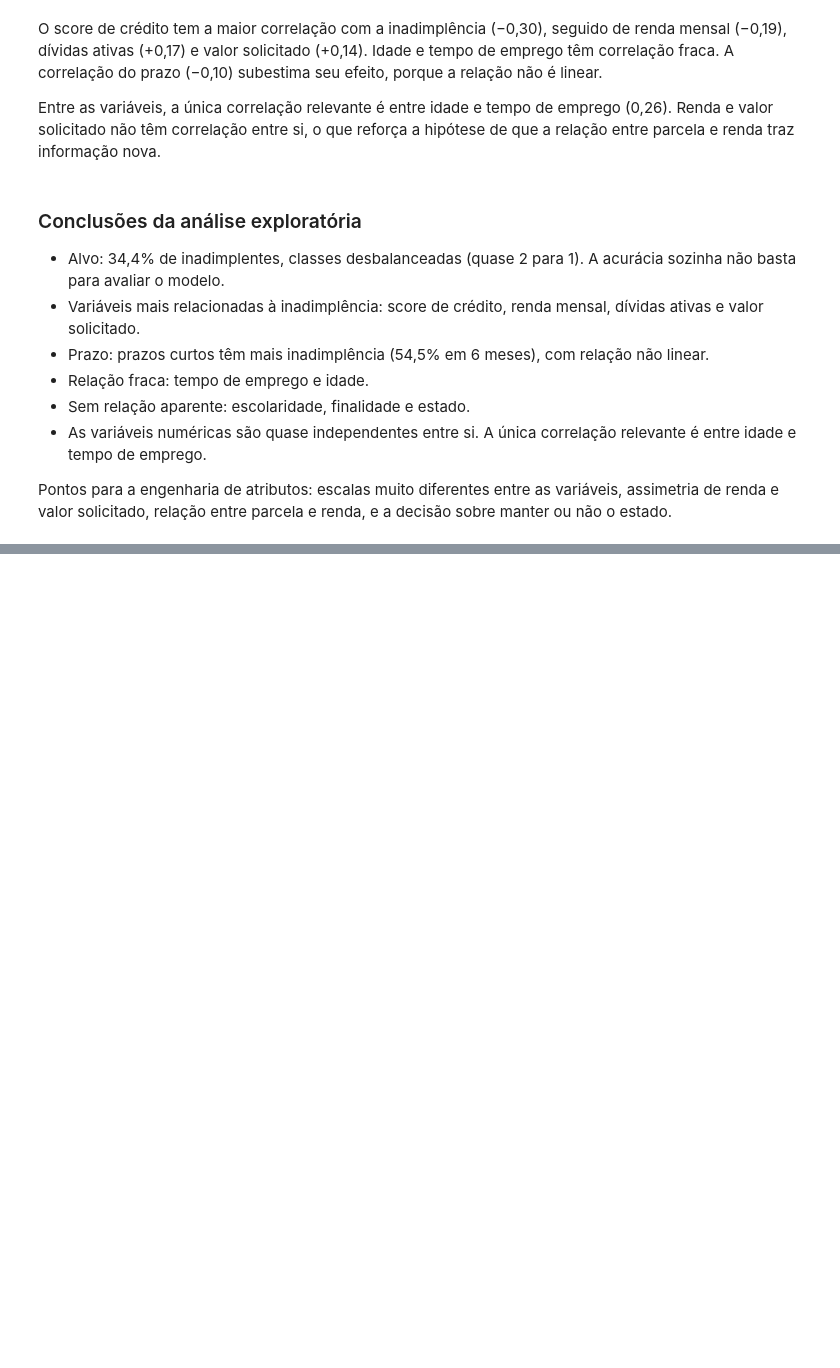
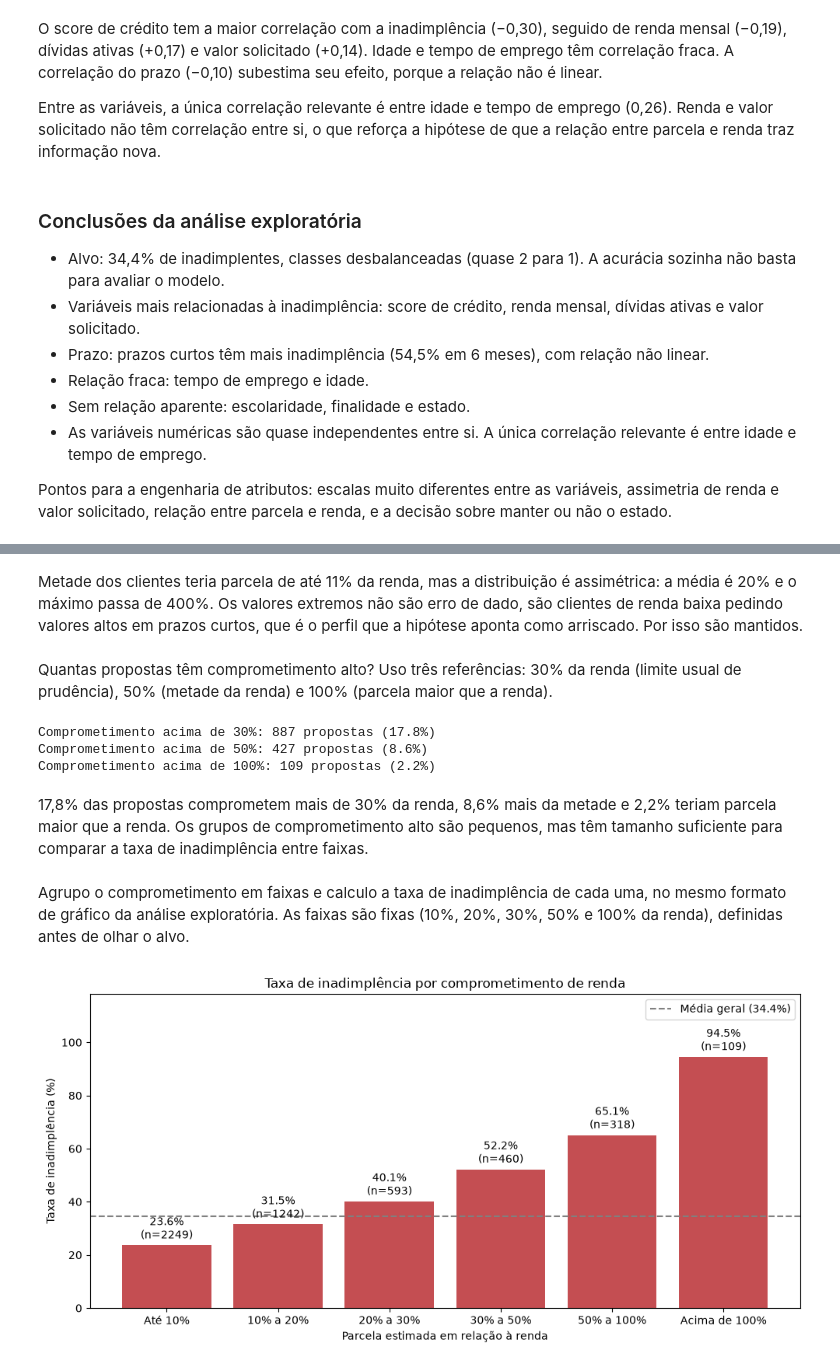
Before and after one commit to dudamark/desafio-credito-credair, a Jupyter notebook: notebooks/analise_credito.ipynb, the cells around one changed output, grey strips where cells are left out. Saved outputs shown, nothing was run; the diff lists cells and outputs as text; code cells hidden in the pictures; blank space fills up the shorter version.

Commit message:
feat: cria atributos para o modelo

```diff
--- a/notebooks/analise_credito.ipynb
+++ b/notebooks/analise_credito.ipynb
@@ -677,0 +692,7 @@ Pontos para a engenharia de atributos: escalas muito diferentes entre as variáv
+# %%
+df_atributos = df_limpo.copy()
+
+df_atributos["parcela_estimada"] = df_atributos["valor_solicitado"] / df_atributos["prazo_meses"]
+df_atributos["comprometimento_renda"] = df_atributos["parcela_estimada"] / df_atributos["renda_mensal"]
+
+df_atributos[["parcela_estimada", "comprometimento_renda"]].describe().round(2)
@@ -677,0 +709,49 @@ Pontos para a engenharia de atributos: escalas muito diferentes entre as variáv
+# %% [markdown]
+Metade dos clientes teria parcela de até 11% da renda, mas a distribuição é assimétrica: a média é 20% e o máximo passa de 400%. Os valores extremos não são erro de dado, são clientes de renda baixa pedindo valores altos em prazos curtos, que é o perfil que a hipótese aponta como arriscado. Por isso são mantidos.
+# %% [markdown]
+Quantas propostas têm comprometimento alto? Uso três referências: 30% da renda (limite usual de prudência), 50% (metade da renda) e 100% (parcela maior que a renda).
+# %%
+limites = [0.3, 0.5, 1]
+
+for limite in limites:
+    qtd = (df_atributos["comprometimento_renda"] > limite).sum()
+    print(f"Comprometimento acima de {limite:.0%}: {qtd} propostas ({qtd / len(df_atributos):.1%})")
+# %% [output]
+Comprometimento acima de 30%: 887 propostas (17.8%)
+Comprometimento acima de 50%: 427 propostas (8.6%)
+Comprometimento acima de 100%: 109 propostas (2.2%)
+# %% [markdown]
+17,8% das propostas comprometem mais de 30% da renda, 8,6% mais da metade e 2,2% teriam parcela maior que a renda. Os grupos de comprometimento alto são pequenos, mas têm tamanho suficiente para comparar a taxa de inadimplência entre faixas.
+# %% [markdown]
+Agrupo o comprometimento em faixas e calculo a taxa de inadimplência de cada uma, no mesmo formato de gráfico da análise exploratória. As faixas são fixas (10%, 20%, 30%, 50% e 100% da renda), definidas antes de olhar o alvo.
+# %%
+faixas = [0, 0.1, 0.2, 0.3, 0.5, 1, np.inf]
+rotulos = ["Até 10%", "10% a 20%", "20% a 30%", "30% a 50%", "50% a 100%", "Acima de 100%"]
+
+faixa_comprometimento = pd.cut(
+    df_atributos["comprometimento_renda"],
+    bins=faixas,
+    labels=rotulos,
+    include_lowest=True
+)
+
+resumo = df_atributos.groupby(faixa_comprometimento, observed=True)["inadimplente"].agg(["mean", "count"])
+resumo["taxa"] = resumo["mean"] * 100
+
+fig, ax = plt.subplots(figsize=(10, 5))
+barras = ax.bar(resumo.index.astype(str), resumo["taxa"], color=cores_alvo[1])
+ax.bar_label(
+    barras,
+    labels=[f"{t:.1f}%\n(n={n})" for t, n in zip(resumo["taxa"], resumo["count"])],
+    padding=3
+)
+ax.axhline(taxa_geral, color="gray", linestyle="--", label=f"Média geral ({taxa_geral:.1f}%)")
+ax.set_title("Taxa de inadimplência por comprometimento de renda")
+ax.set_xlabel("Parcela estimada em relação à renda")
+ax.set_ylabel("Taxa de inadimplência (%)")
+ax.set_ylim(0, resumo["taxa"].max() * 1.25)
+ax.legend()
+plt.tight_layout()
+plt.show()
+# %% [output]
+[figure, added]
```
Also changed, not shown: parts of 32 cells of this notebook.
